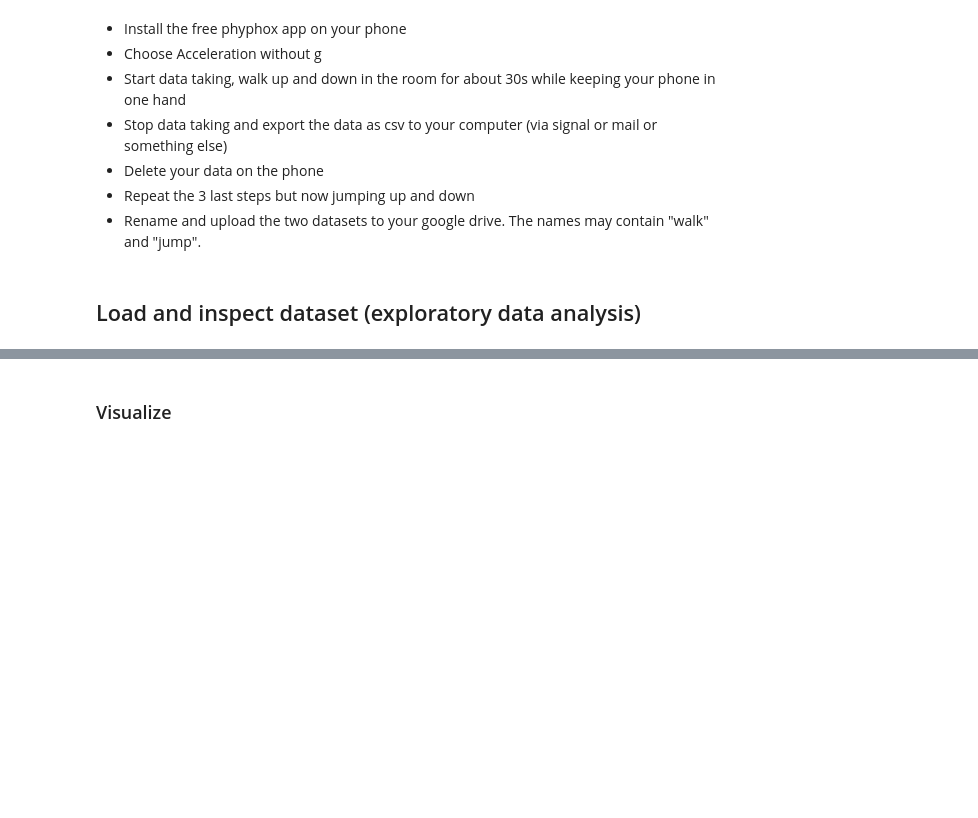
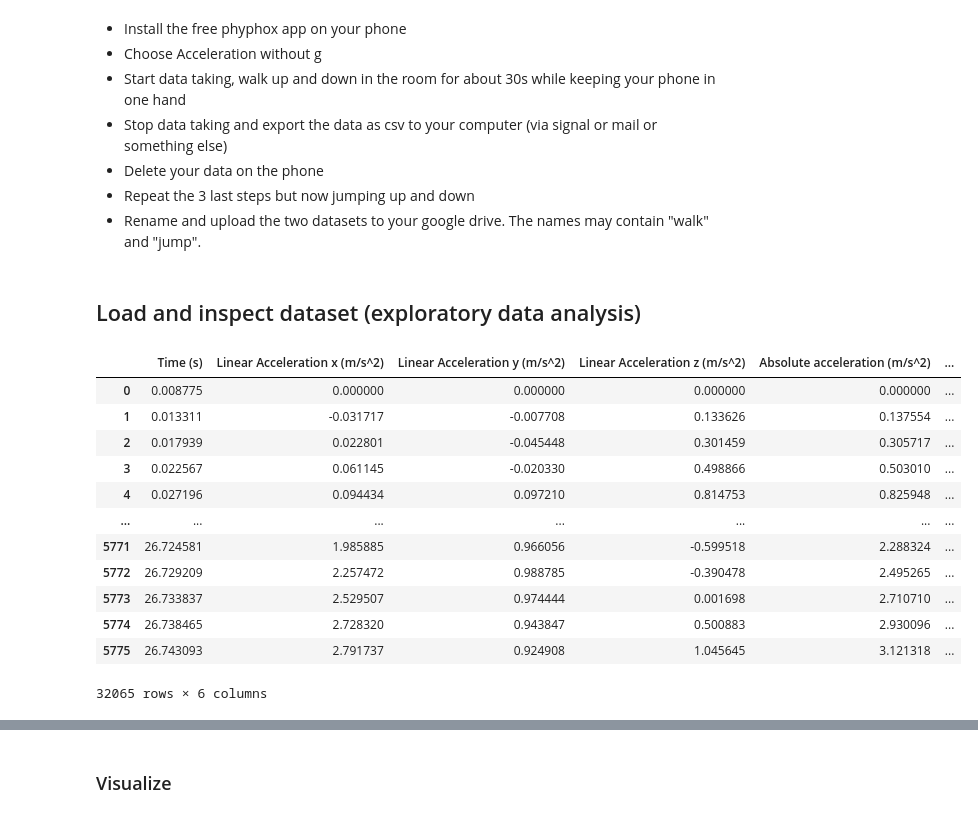
Before and after one commit to Guebco/CAS_ADS_2026_Guebco, a Jupyter notebook: Module 3/1_ML_Concepts.ipynb, the cells around one changed output, grey strips where cells are left out. Saved outputs shown, nothing was run; the diff lists cells and outputs as text; code cells hidden in the pictures; blank space fills up the shorter version.

```diff
--- a/Module 3/1_ML_Concepts.ipynb
+++ b/Module 3/1_ML_Concepts.ipynb
@@ -257,2 +285,37 @@ movement
+# %%
+import pandas as pd
+dataset_walking = "C:\\Users\\guebeli.SPW\\GitHub_Repositories\\CAS_ADS_2026_Guebco\\Module 3\\data\\Acceleration_walking\\Raw Data.csv"
+dataset_running = "C:\\Users\\guebeli.SPW\\GitHub_Repositories\\CAS_ADS_2026_Guebco\\Module 3\\data\\Acceleration_running\\Raw Data.csv"
+dataset_run_down = "C:\\Users\\guebeli.SPW\\GitHub_Repositories\\CAS_ADS_2026_Guebco\\Module 3\\data\\Acceleration_run_down\\Raw Data.csv"
+dataset_run_up = "C:\\Users\\guebeli.SPW\\GitHub_Repositories\\CAS_ADS_2026_Guebco\\Module 3\\data\\Acceleration_run_up\\Raw Data.csv"
+
+movement_walking = pd.read_csv(dataset_walking)
+movement_running = pd.read_csv(dataset_running)
+movement_run_down = pd.read_csv(dataset_run_down)
+movement_run_up = pd.read_csv(dataset_run_up)
+
+# Add the target column
+
+movement_walking['type'] = 'walking'
+movement_running['type'] = 'running'
+movement_run_down['type'] = 'run_down'
+movement_run_up['type'] = 'run_up'
+
+movement = pd.concat([movement_walking, movement_running, movement_run_down, movement_run_up])
+movement
+# %% [output]
+|  | Time (s) | Linear Acceleration x (m/s^2) | Linear Acceleration y (m/s^2) | Linear Acceleration z (m/s^2) | Absolute acceleration (m/s^2) | ... |
+| 0 | 0.008775 | 0.000000 | 0.000000 | 0.000000 | 0.000000 | ... |
+| 1 | 0.013311 | -0.031717 | -0.007708 | 0.133626 | 0.137554 | ... |
+| 2 | 0.017939 | 0.022801 | -0.045448 | 0.301459 | 0.305717 | ... |
+| 3 | 0.022567 | 0.061145 | -0.020330 | 0.498866 | 0.503010 | ... |
+| 4 | 0.027196 | 0.094434 | 0.097210 | 0.814753 | 0.825948 | ... |
+| ... | ... | ... | ... | ... | ... | ... |
+| 5771 | 26.724581 | 1.985885 | 0.966056 | -0.599518 | 2.288324 | ... |
+| 5772 | 26.729209 | 2.257472 | 0.988785 | -0.390478 | 2.495265 | ... |
+| 5773 | 26.733837 | 2.529507 | 0.974444 | 0.001698 | 2.710710 | ... |
+| 5774 | 26.738465 | 2.728320 | 0.943847 | 0.500883 | 2.930096 | ... |
+| 5775 | 26.743093 | 2.791737 | 0.924908 | 1.045645 | 3.121318 | ... |
+32065 rows × 6 columns
 # %%
 movement.info()
```
Also changed, not shown: parts of 25 cells of this notebook, 17 other files.
